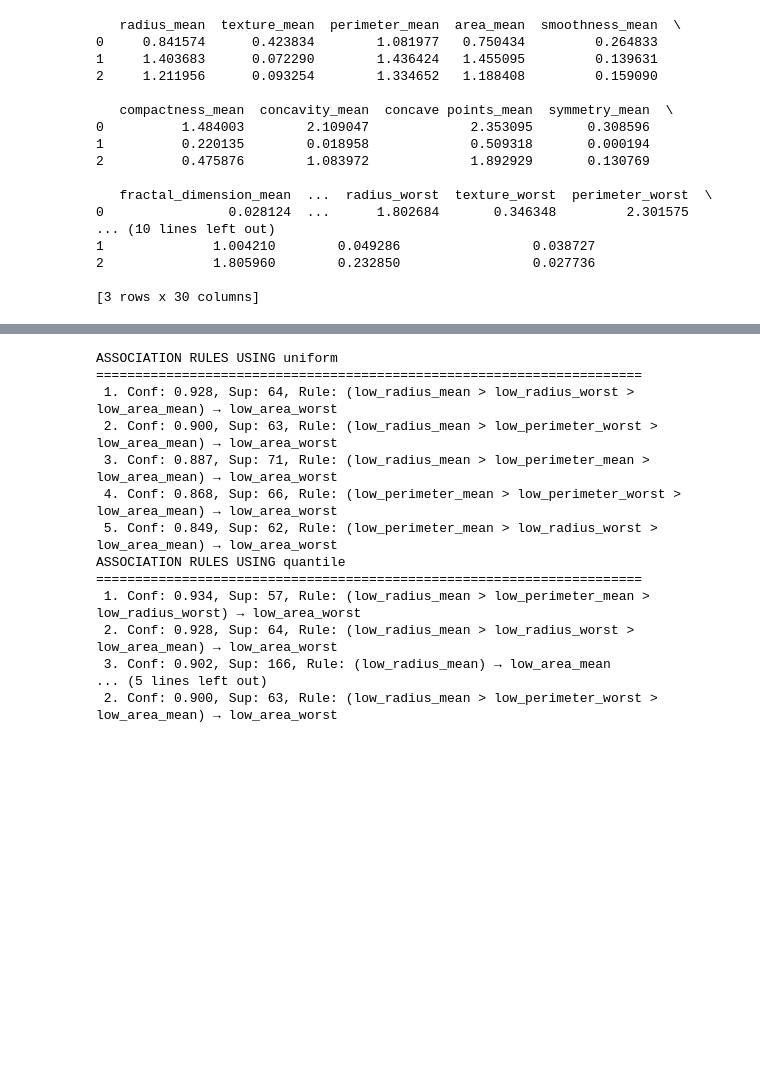
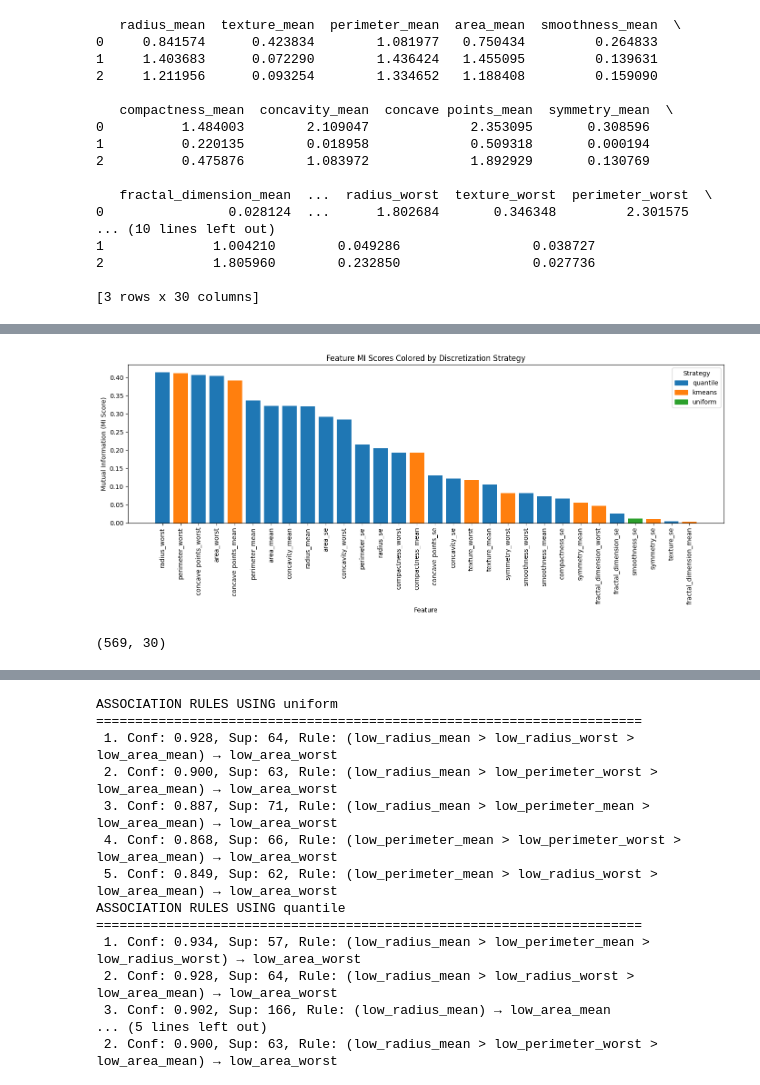
Before and after one commit to DominicLaimx/SC4020-Data-Mining-Group-39-Project-2, a Jupyter notebook: Task 2/Mining_cancer_updated.ipynb, the cells around one changed output, grey strips where cells are left out. Drawn from its saved outputs; the diff is of its cells as text; code cells hidden in the pictures; blank space fills up the shorter version.

```diff
--- a/Task 2/Mining_cancer_updated.ipynb
+++ b/Task 2/Mining_cancer_updated.ipynb
@@ -180 +177,52 @@ mi_stats
+# %%
+import pandas as pd
+import matplotlib.pyplot as plt
+
+
+# Make a color map for strategy → color
+strategies = df_best["strategy"].unique()
+color_map = {s: c for s, c in zip(strategies, plt.cm.tab10.colors[:len(strategies)])}
+
+plt.figure(figsize=(14, 6))
+
+plt.bar(
+    df_best["feature"],
+    df_best["mi_score"],
+    color=[color_map[s] for s in df_best["strategy"]]
+)
+
+# Axis formatting
+plt.xticks(rotation=90)
+plt.ylabel("Mutual Information (MI Score)")
+plt.xlabel("Feature")
+plt.title("Feature MI Scores Colored by Discretization Strategy")
+
+# Legend
+handles = [plt.Rectangle((0,0),1,1,color=color_map[s]) for s in strategies]
+plt.legend(handles, strategies, title="Strategy")
+
+plt.tight_layout()
+plt.show()
+# %% [output]
+[figure, added]
+# %%
+x_z_binned = x_z.copy()  # new dataframe to fill in
+
+for feature, strategy in zip(df_best["feature"], df_best["strategy"]):
+
+    # Fit discretizer for this feature alone
+    discretizer = KBinsDiscretizer(n_bins=3, encode='ordinal', strategy=strategy)
+
+    # sklearn expects 2D input, so reshape
+    x_z_binned[feature] = discretizer.fit_transform(x_z[[feature]]).astype(int)
+bin_map = {
+    0: "low",
+    1: "medium",
+    2: "high"
+}
+
+x_z_binned = x_z_binned.replace(bin_map)
+x_z_binned.shape
+# %% [output]
+(569, 30)
 # %%
```
Also changed, not shown: parts of 4 cells of this notebook.
